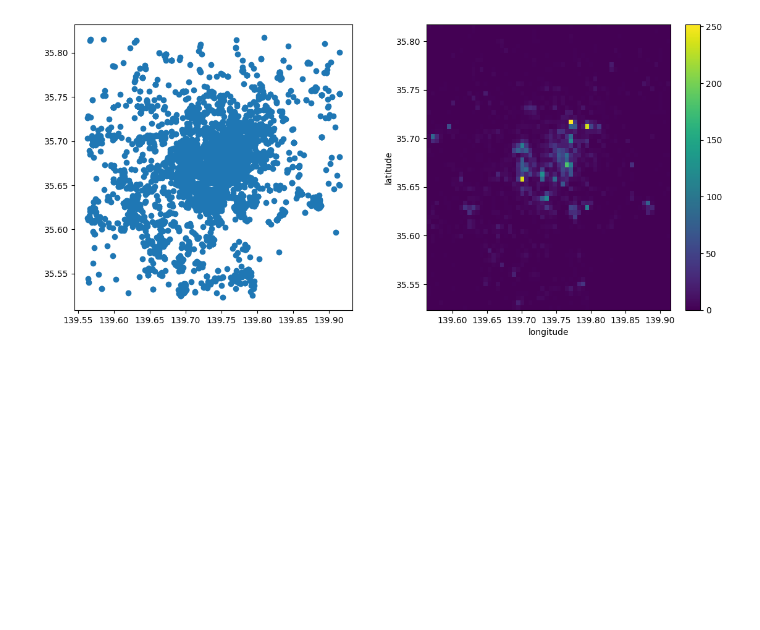
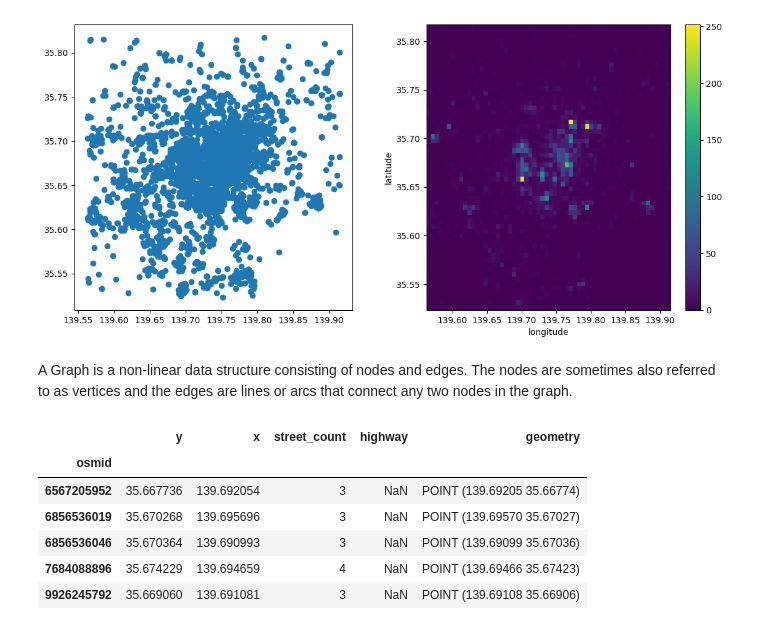
Before and after one commit to Maras13/geographic_data_science, a Jupyter notebook: BBSpatial_data.ipynb, the cells around one changed output. Drawn from its saved outputs; the diff is of its cells as text; code cells hidden in the pictures; blank space fills up the shorter version.

```diff
--- a/Spatial_data.ipynb
+++ b/BBSpatial_data.ipynb
@@ -546,3 +548,5 @@ grid.plot(ax=axs[1]);
 [figure]
 # %%
 ## Networks as graphs and tables
+# %% [markdown]
+A Graph is a non-linear data structure consisting of nodes and edges. The nodes are sometimes also referred to as vertices and the edges are lines or arcs that connect any two nodes in the graph.
@@ -548,0 +555,10 @@ grid.plot(ax=axs[1]);
+# %%
+gt_intersections.tail()
+# %% [output]
+|  | y | x | street_count | highway | geometry |
+| osmid |  |  |  |  |  |
+| 6567205952 | 35.667736 | 139.692054 | 3 | NaN | POINT (139.69205 35.66774) |
+| 6856536019 | 35.670268 | 139.695696 | 3 | NaN | POINT (139.69570 35.67027) |
+| 6856536046 | 35.670364 | 139.690993 | 3 | NaN | POINT (139.69099 35.67036) |
+| 7684088896 | 35.674229 | 139.694659 | 4 | NaN | POINT (139.69466 35.67423) |
+| 9926245792 | 35.669060 | 139.691081 | 3 | NaN | POINT (139.69108 35.66906) |
```
Also changed, not shown: parts of 8 cells of this notebook, 6 other files.
